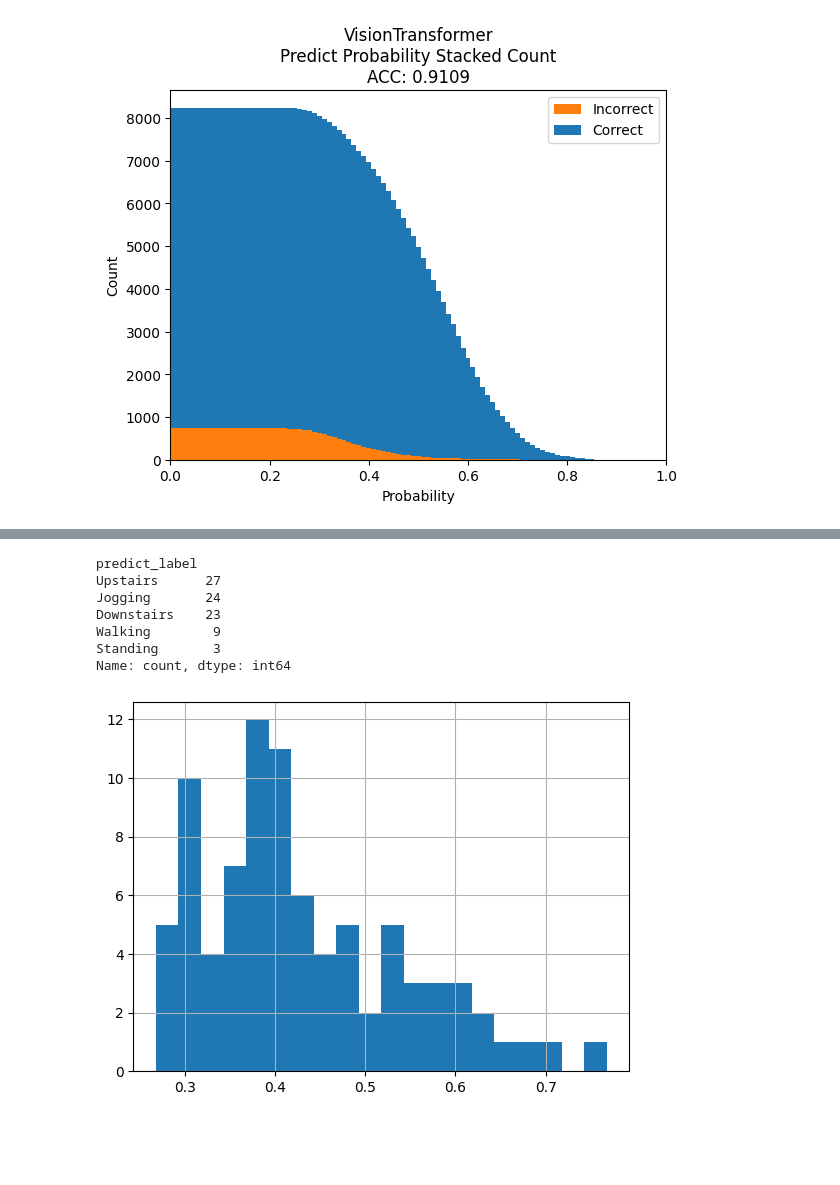
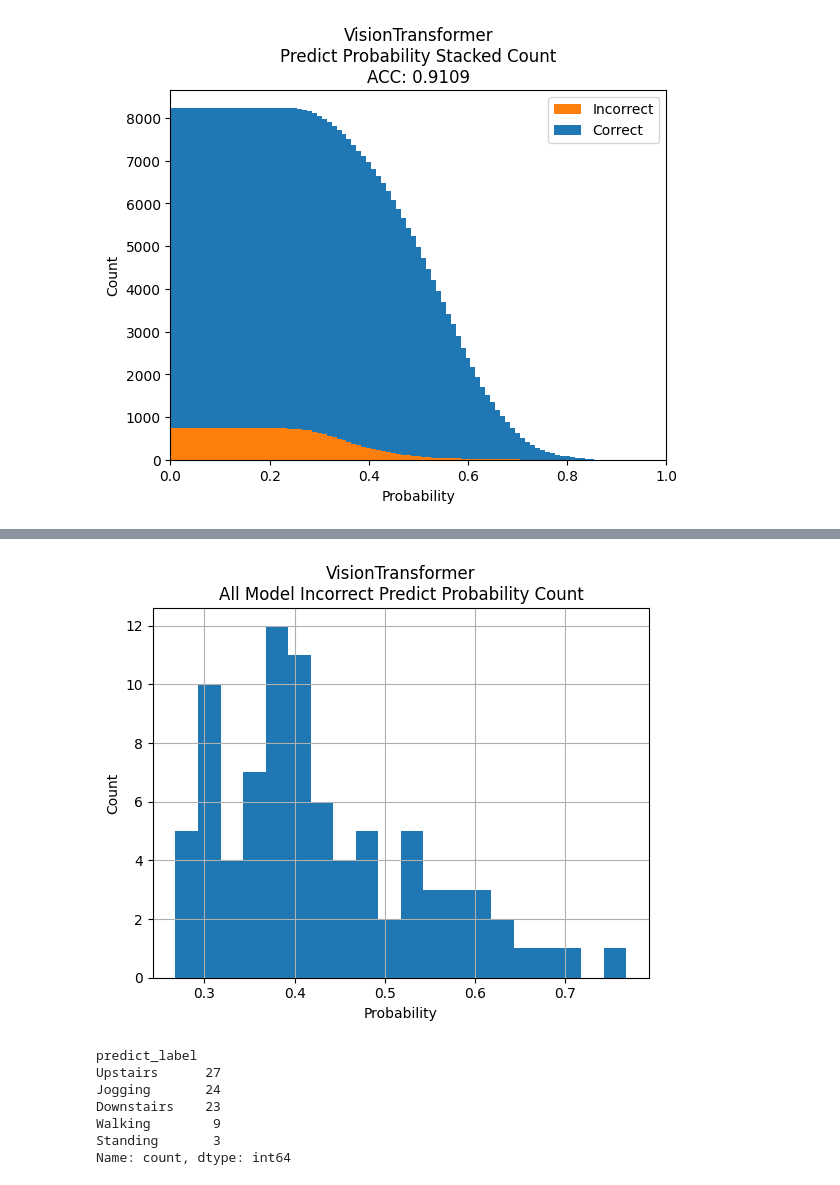
Before and after one commit to rakawanegan/humanactivityrecognition_portfolio, a Jupyter notebook: result/error_bar/analysis.ipynb, the cells around one changed output, grey strips where cells are left out. Drawn from its saved outputs; the diff is of its cells as text; code cells hidden in the pictures; blank space fills up the shorter version.

```diff
--- a/result/error_bar/analysis.ipynb
+++ b/result/error_bar/analysis.ipynb
@@ -198,7 +221,12 @@ Name: count, dtype: int64
 # %%
 vit_df.loc[all_incorrect_index,"predict_probability"].hist(bins=20)
+plt.title('VisionTransformer\nAll Model Incorrect Predict Probability Count')
+plt.xlabel('Probability')
+plt.ylabel('Count')
+plt.show()
 vit_df.loc[all_incorrect_index,"predict_label"].value_counts()
 # %% [output]
+[figure, new version]
 predict_label
 Upstairs      27
 Jogging       24
@@ -206,4 +234,3 @@ Downstairs    23
 Walking        9
 Standing       3
 Name: count, dtype: int64
-[figure, old version]
```
Also changed, not shown: parts of 3 cells of this notebook.
